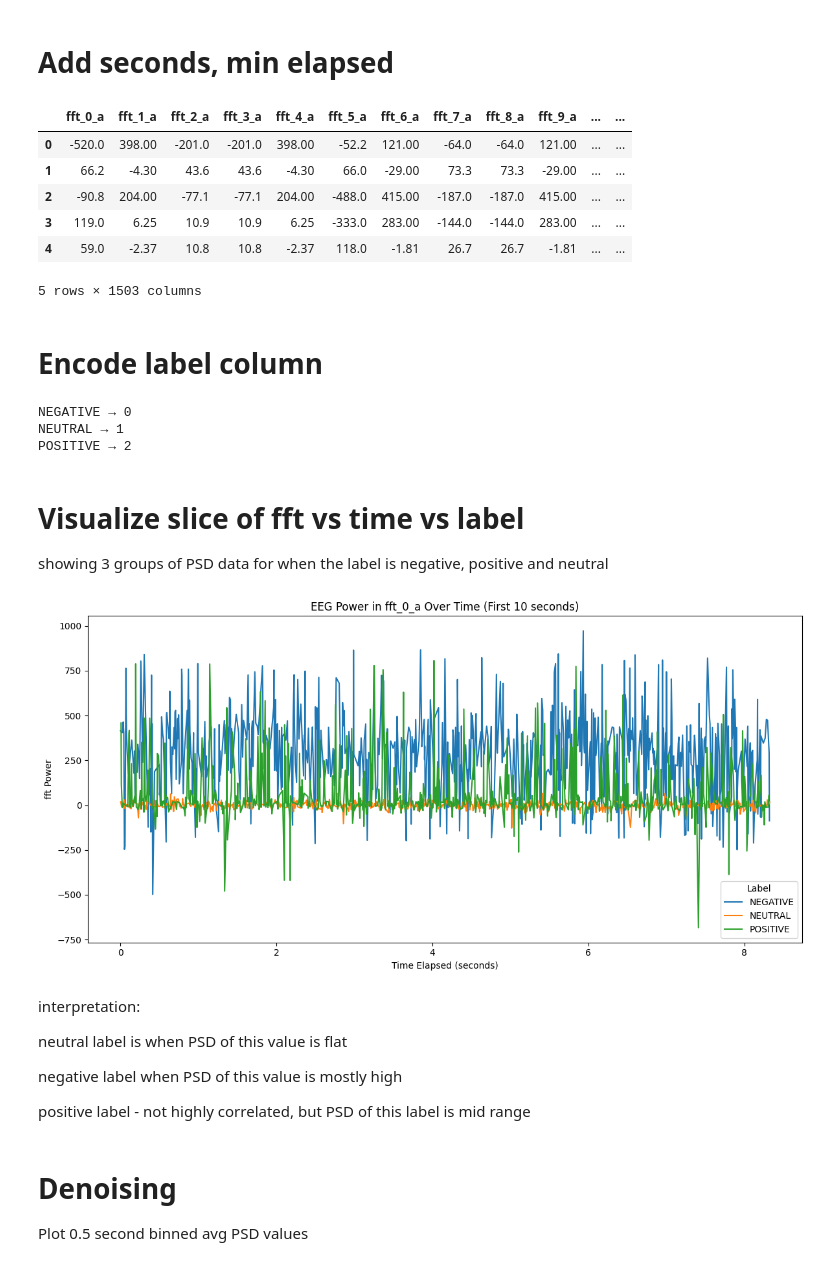
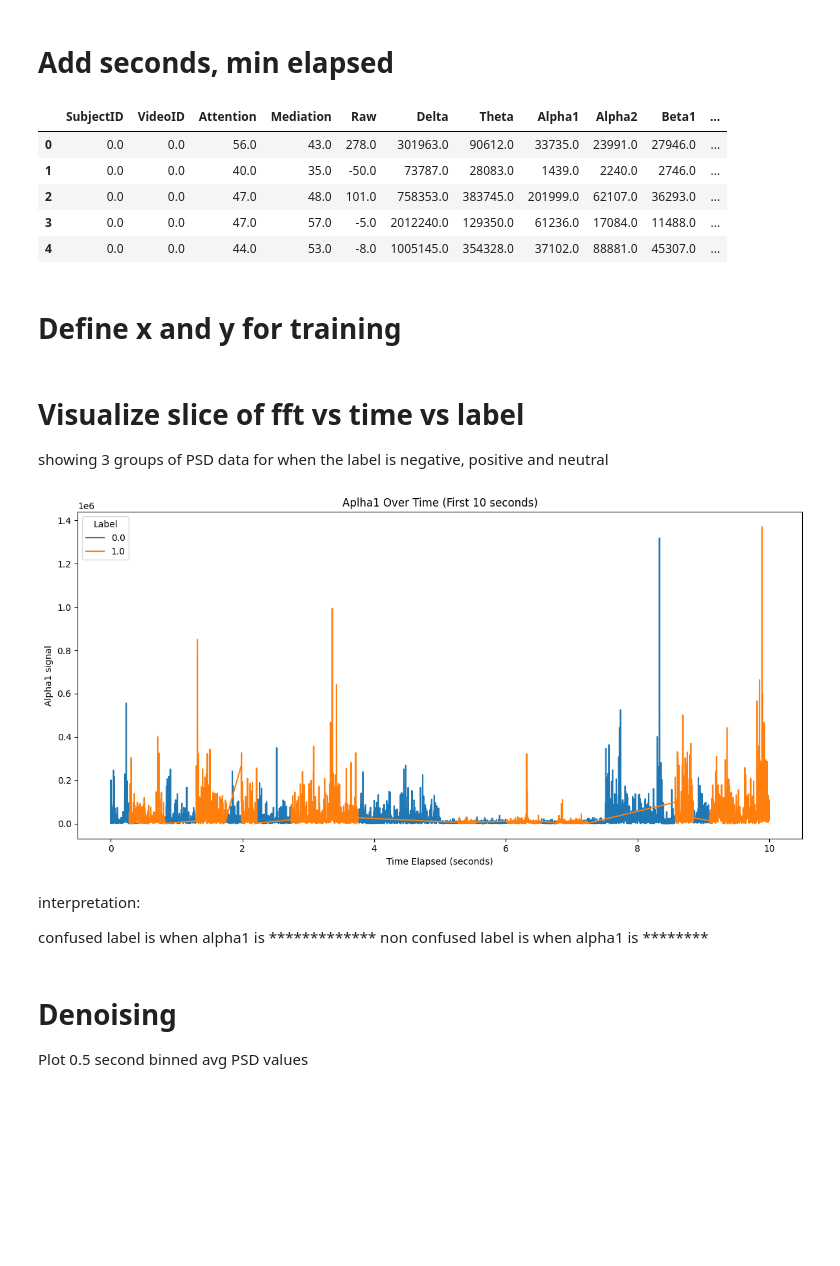
Before and after one commit to caliskate/neuro-emotion-classifier, a Jupyter notebook: neuro-emotion-classifier-confusion.ipynb, the cells around one changed output. Cells and saved outputs as stored; diff of their text form; code cells hidden in the pictures; blank space fills up the shorter version.

Commit message:
update model training
update model training

```diff
--- a/neuro-emotion-classifier-confusion.ipynb
+++ b/neuro-emotion-classifier-confusion.ipynb
@@ -207,64 +169,49 @@ MUSE EEG headband typically uses a sampling rate of 256 Hz.
 # %% [markdown]
 # Add seconds, min elapsed
 # %%
-# Add time_elapsed column in seconds based on 256 Hz sampling rate for MUSE EEG
-fft_df['seconds_elapsed'] = fft_df.index / 256
+# Add time_elapsed column in seconds based on 512 Hz sampling rate for MindSet EEG
+raw_df['seconds_elapsed'] = raw_df.index / 512
 # Add seconds and minute elapsed columns
-fft_df['minutes_elapsed'] = fft_df['seconds_elapsed'] // 60
+raw_df['minutes_elapsed'] = raw_df['seconds_elapsed'] // 60
 
-fft_df.head()
+raw_df.head()
 # %% [output]
-|  | fft_0_a | fft_1_a | fft_2_a | fft_3_a | fft_4_a | fft_5_a | fft_6_a | fft_7_a | fft_8_a | fft_9_a | ... | ... |
-| 0 | -520.0 | 398.00 | -201.0 | -201.0 | 398.00 | -52.2 | 121.00 | -64.0 | -64.0 | 121.00 | ... | ... |
-| 1 | 66.2 | -4.30 | 43.6 | 43.6 | -4.30 | 66.0 | -29.00 | 73.3 | 73.3 | -29.00 | ... | ... |
-| 2 | -90.8 | 204.00 | -77.1 | -77.1 | 204.00 | -488.0 | 415.00 | -187.0 | -187.0 | 415.00 | ... | ... |
-| 3 | 119.0 | 6.25 | 10.9 | 10.9 | 6.25 | -333.0 | 283.00 | -144.0 | -144.0 | 283.00 | ... | ... |
-| 4 | 59.0 | -2.37 | 10.8 | 10.8 | -2.37 | 118.0 | -1.81 | 26.7 | 26.7 | -1.81 | ... | ... |
+|  | SubjectID | VideoID | Attention | Mediation | Raw | Delta | Theta | Alpha1 | Alpha2 | Beta1 | ... |
+| 0 | 0.0 | 0.0 | 56.0 | 43.0 | 278.0 | 301963.0 | 90612.0 | 33735.0 | 23991.0 | 27946.0 | ... |
+| 1 | 0.0 | 0.0 | 40.0 | 35.0 | -50.0 | 73787.0 | 28083.0 | 1439.0 | 2240.0 | 2746.0 | ... |
+| 2 | 0.0 | 0.0 | 47.0 | 48.0 | 101.0 | 758353.0 | 383745.0 | 201999.0 | 62107.0 | 36293.0 | ... |
+| 3 | 0.0 | 0.0 | 47.0 | 57.0 | -5.0 | 2012240.0 | 129350.0 | 61236.0 | 17084.0 | 11488.0 | ... |
+| 4 | 0.0 | 0.0 | 44.0 | 53.0 | -8.0 | 1005145.0 | 354328.0 | 37102.0 | 88881.0 | 45307.0 | ... |
-5 rows × 1503 columns
 # %% [markdown]
-# Encode label column
+# Define x and y for training
 # %%
 # Variables
-X = fft_df.drop(['label', 'seconds_elapsed', 'minutes_elapsed'], axis=1) # axis 1 = across columns
-y =fft_df['label']
-# Encode y values to numeric**************************************
-le = LabelEncoder()
-y_encoded = le.fit_transform(y)
-
-# View the mapping of original class labels to encoded numbers
-for class_label, encoded_label in zip(le.classes_, range(len(le.classes_))):
-    print(f"{class_label} → {encoded_label}")
+X = raw_df.drop(['user-definedlabeln', 'seconds_elapsed', 'minutes_elapsed'], axis=1) # axis 1 = across columns
+y =raw_df['user-definedlabeln']
-# %% [output]
-NEGATIVE → 0
-NEUTRAL → 1
-POSITIVE → 2
 # %% [markdown]
 # Visualize slice of fft vs time vs label
 
 showing 3 groups of PSD data for when the label is negative, positive and neutral
 # %%
 # Select a reasonable slice of time, e.g., first 10 seconds
-slice_df = fft_df[fft_df['seconds_elapsed'] <= 10]
+slice_df = raw_df[raw_df['seconds_elapsed'] <= 10]
 
 # Plot time vs fft, color-coded by label
 plt.figure(figsize=(12, 6))
-sns.lineplot(data=slice_df, x='seconds_elapsed', y='fft_31_a', hue='label')
-plt.title('EEG Power in fft_0_a Over Time (First 10 seconds)')
+sns.lineplot(data=slice_df, x='seconds_elapsed', y='Alpha1', hue='user-definedlabeln')
+plt.title('Aplha1 Over Time (First 10 seconds)')
 plt.xlabel('Time Elapsed (seconds)')
-plt.ylabel('fft Power')
-plt.legend(title='Label')
+plt.ylabel('Alpha1 signal')
+plt.legend(title='user-definedlabeln')
 plt.tight_layout()
 plt.show()
 # %% [output]
-[figure, old version]
+[figure, new version]
 # %% [markdown]
 interpretation:
 
-neutral label is when PSD of this value is flat
-
-negative label when PSD of this value is mostly high
-
-positive label - not highly correlated, but PSD of this label is mid range
+confused label is when alpha1 is  *************
+non confused label is when alpha1 is ********
 # %% [markdown]
 # Denoising
 Plot 0.5 second binned avg PSD values
```
Also changed, not shown: parts of 12 cells of this notebook, 1 other file.
